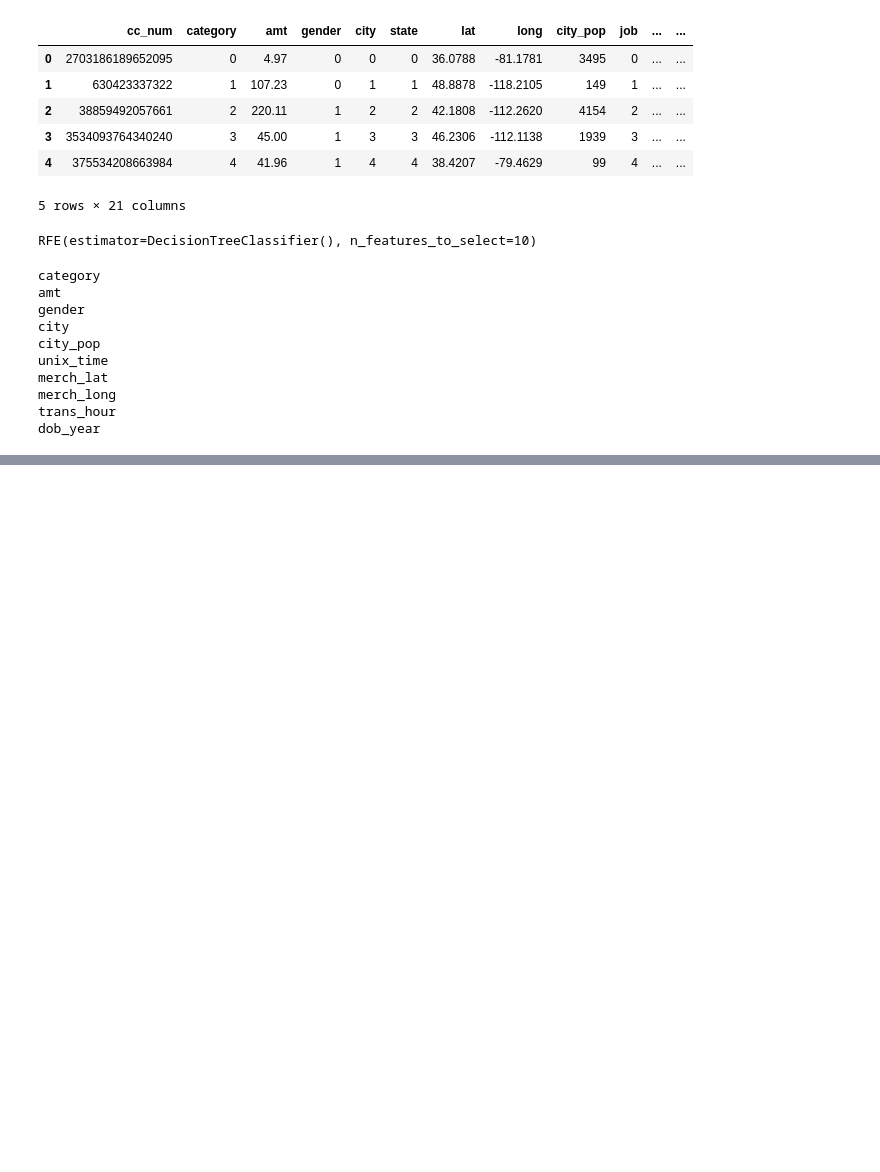
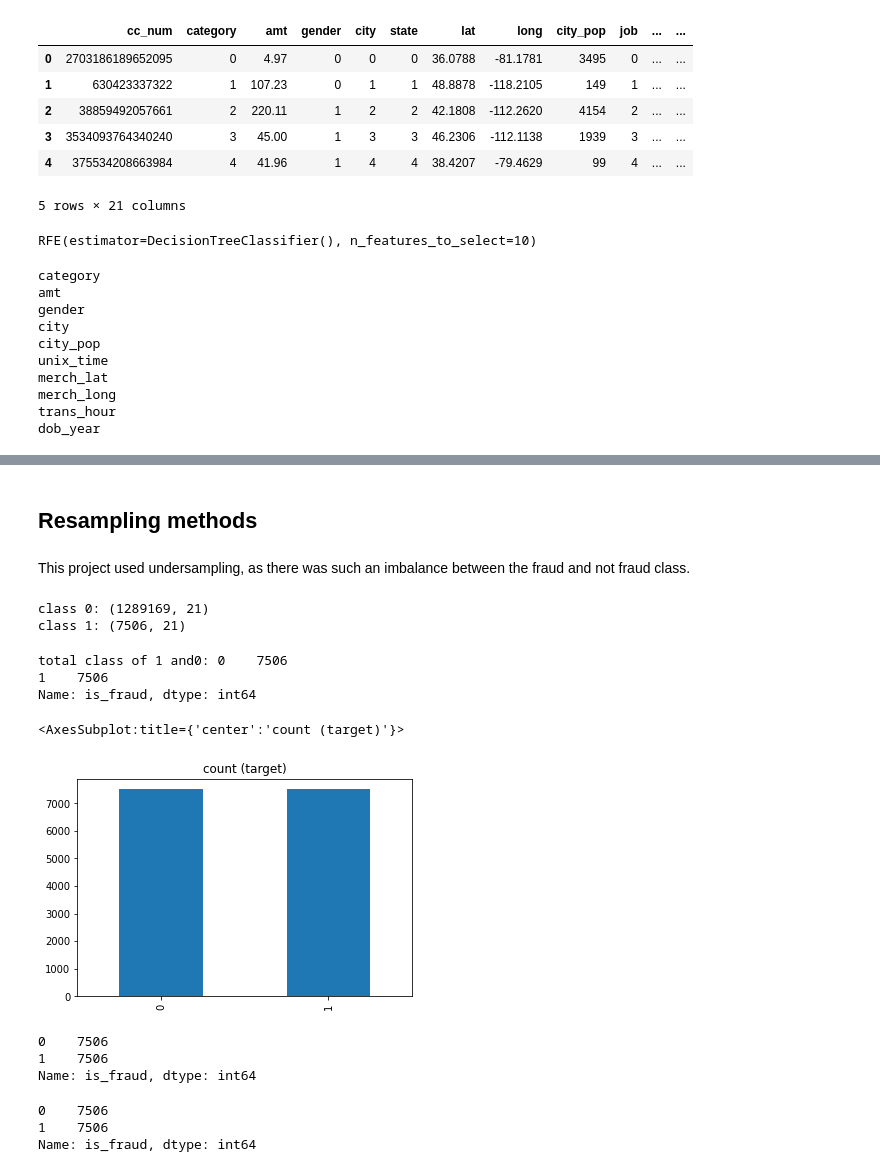
Before and after one commit to emily-chen8/DS4400-final-project, a Jupyter notebook: data_cleaning.ipynb, the cells around one changed output, grey strips where cells are left out. Cells and saved outputs as stored; diff of their text form; code cells hidden in the pictures; blank space fills up the shorter version.

Commit message:
added undersampling and oversampling

```diff
--- a/data_cleaning.ipynb
+++ b/data_cleaning.ipynb
@@ -184,0 +195,33 @@ weighted avg       0.99      0.89      0.94    555719
+# %% [markdown]
+## Resampling methods
+# %% [markdown]
+This project used undersampling, as there was such an imbalance between the fraud and not fraud class.
+# %%
+class_count_0, class_count_1 = train_df['is_fraud'].value_counts()
+# %%
+class_0 = train_df[train_df['is_fraud'] == 0]
+class_1 = train_df[train_df['is_fraud'] == 1]
+print('class 0:', class_0.shape)
+print('class 1:', class_1.shape)
+# %% [output]
+class 0: (1289169, 21)
+class 1: (7506, 21)
+# %%
+class_0_under = class_0.sample(class_count_1)
+
+test_under = pd.concat([class_0_under, class_1], axis=0)
+
+print("total class of 1 and0:",test_under['is_fraud'].value_counts())# plot the count after under-sampeling
+test_under['is_fraud'].value_counts().plot(kind='bar', title='count (target)')
+# %% [output]
+total class of 1 and0: 0    7506
+1    7506
+Name: is_fraud, dtype: int64
+<AxesSubplot:title={'center':'count (target)'}>
+[figure, added]
+# %%
+test_under['is_fraud'].value_counts()
+# %% [output]
+0    7506
+1    7506
+Name: is_fraud, dtype: int64
@@ -184,0 +231,6 @@ weighted avg       0.99      0.89      0.94    555719
+# %%
+test_under['is_fraud'].value_counts()
+# %% [output]
+0    7506
+1    7506
+Name: is_fraud, dtype: int64
```
Also changed, not shown: parts of 23 cells of this notebook.
